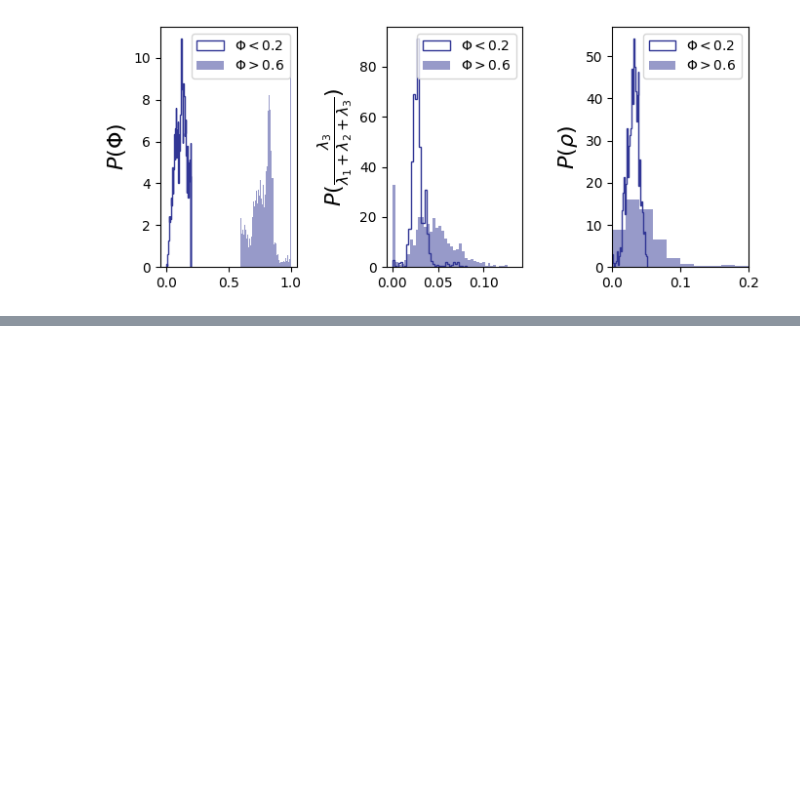
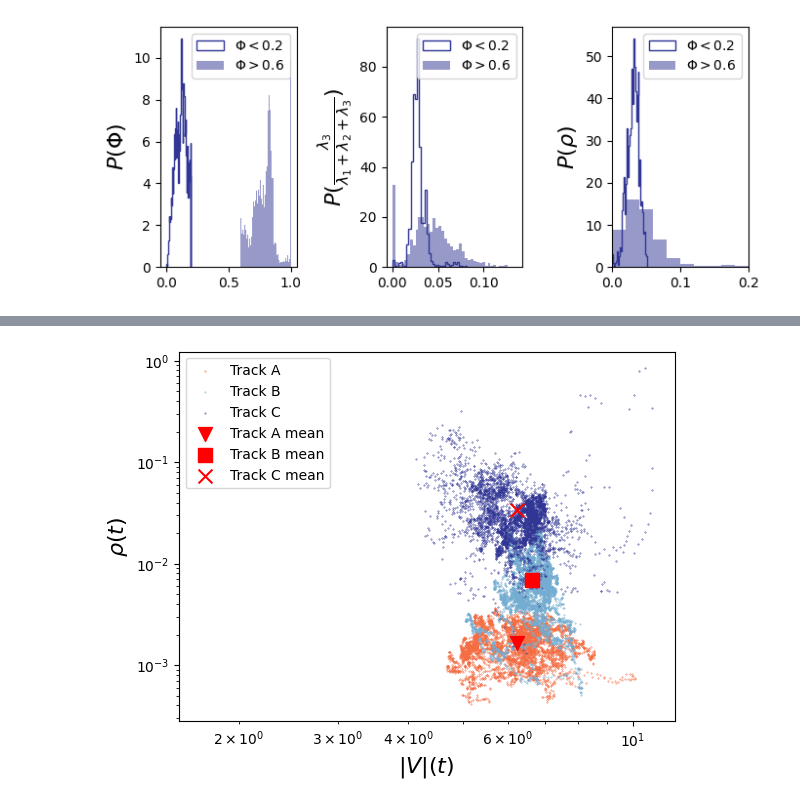
Before and after one commit to mmccraw98/flocking-emergence-iw, a Jupyter notebook: code/data/initial-data-analysis.ipynb, the cells around one changed output, grey strips where cells are left out. Saved outputs shown, nothing was run; the diff lists cells and outputs as text; code cells hidden in the pictures; blank space fills up the shorter version.

```diff
--- a/code/data/initial-data-analysis.ipynb
+++ b/code/data/initial-data-analysis.ipynb
@@ -302,0 +302,20 @@ df_A
+# %%
+means = []
+mags = []
+for df, label, color in zip([df_A, df_B, df_C], ['Track A', 'Track B', 'Track C'], [colors[0], colors[3], colors[4]]):
+    densities = get_number_densities(df)
+    vel_mag = df.groupby('time').V.mean()
+    vel_mag = downsample_A2B(vel_mag, densities[densities < 1e6])
+    plt.scatter(vel_mag, densities[densities < 1e6], label=label, color=color, s=0.1)
+    means.append(np.mean(densities[densities < 1e6]))
+    mags.append(np.mean(vel_mag))
+for df, label, mean, mag, marker in zip([df_A, df_B, df_C], ['Track A', 'Track B', 'Track C'], means, mags, ['v', 's', 'x']):
+    plt.scatter(mag, mean, label=f'{label} mean', color='r', marker=marker, s=100)
+plt.xscale('log')
+plt.yscale('log')
+plt.xlabel('$|V|(t)$', fontsize=16)
+plt.ylabel(r'$\rho(t)$', fontsize=16)
+plt.legend()
+plt.savefig('velocity_magnitude_vs_density.png', dpi=300, bbox_inches='tight')
+# %% [output]
+[figure, added]
```
Also changed, not shown: parts of 7 cells of this notebook, 3 other files.
